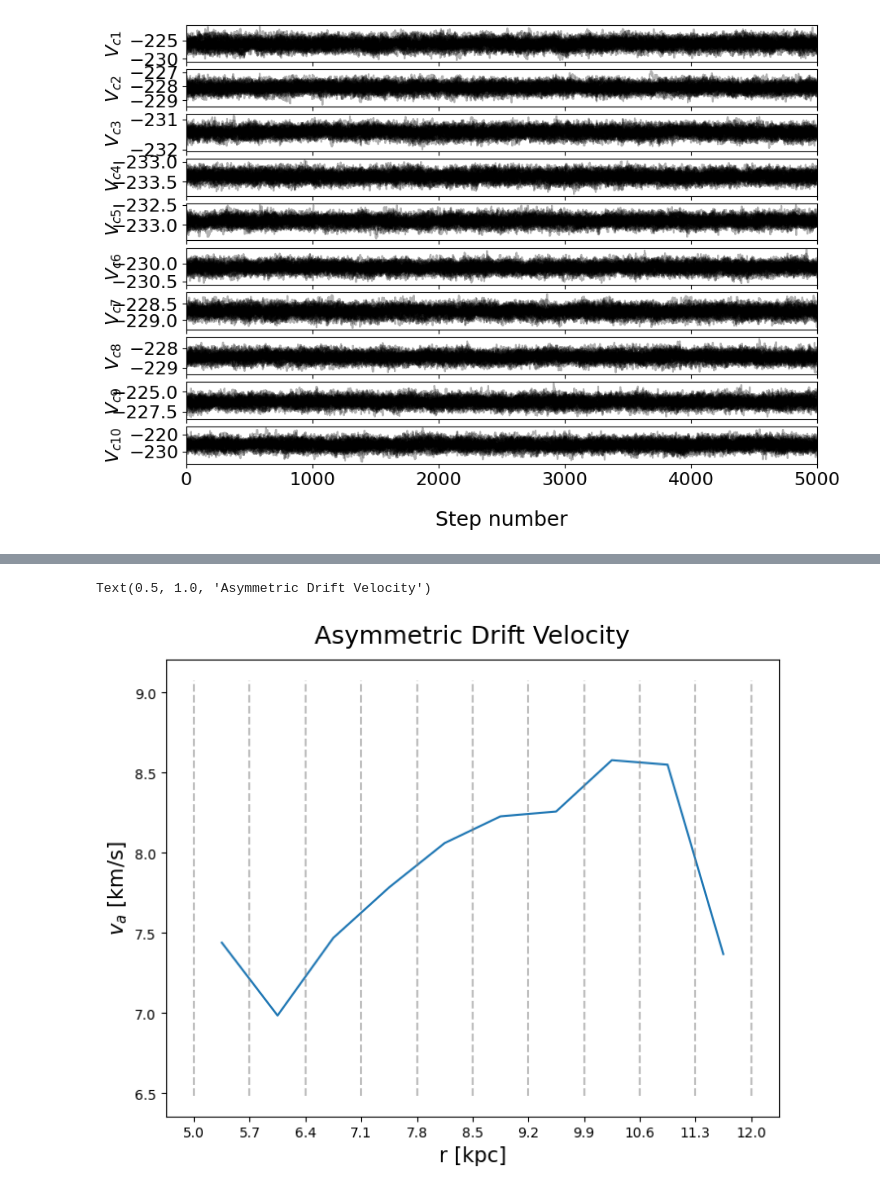
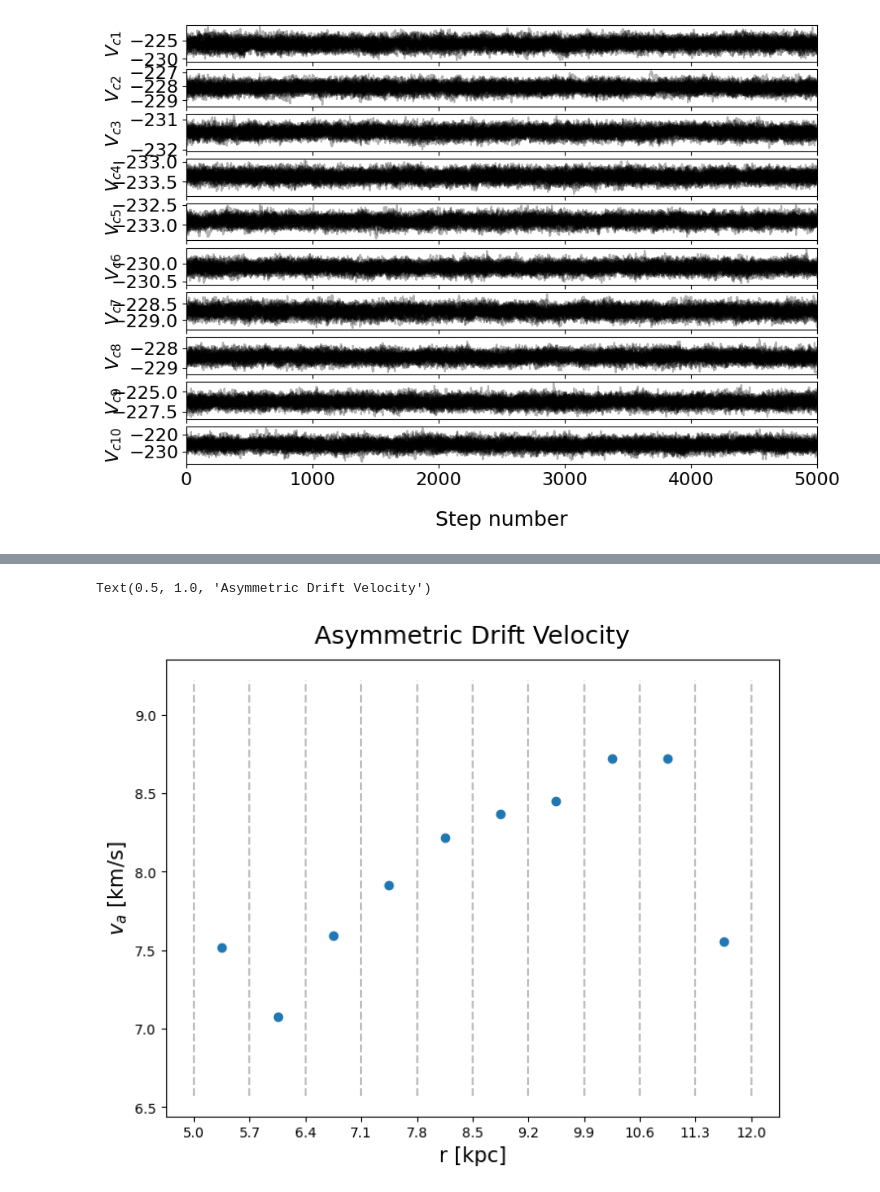
Before and after one commit to HEP-KBFI/gaia-tools, a Jupyter notebook: jupyter-notebook/h_fitting_and_asymmetric_drift.ipynb, the cells around one changed output, grey strips where cells are left out. Drawn from its saved outputs; the diff is of its cells as text; code cells hidden in the pictures.

```diff
--- a/jupyter-notebook/h_fitting_and_asymmetric_drift.ipynb
+++ b/jupyter-notebook/h_fitting_and_asymmetric_drift.ipynb
@@ -264,3 +309,5 @@ for i in range(ndim):
     v_mean, v_sub, v_sup = mcmc[1], q[0], q[1]
     bin_velocities.append((v_mean, v_sub, v_sup))
 velocity_array = np.array(bin_velocities)
+# %%
+galcen_data, min_r, max_r = import_baseline_sample()
@@ -267,31 +333,59 @@ velocity_array = np.array(bin_velocities)
+# %%
+bin_collection = data_analysis.get_collapsed_bins(data = galcen_data,
+                                                      theta = (0, 1),
+                                                      BL_r_min = 5000,
+                                                      BL_r_max = 12000,
+                                                      BL_z_min = -200,
+                                                      BL_z_max = 200,
+                                                      N_bins = (10, 1),
+                                                      r_drift = False,
+                                                      debug = False)
+# %%
+bins = bin_collection.bins
+weighted_mean_velocities = []
+
+for i, bin in enumerate(bins):
+
+    weights = 1/bins[i].data.sig_vphi
+    weighted_avg, weighted_var = bins[i].weighted_avg_and_std(bins[i].data.v_phi, weights)
+
+    mean = weighted_avg
+
+    weighted_mean_velocities.append(mean)
+
+weighted_mean_velocities = np.array(weighted_mean_velocities)
 # %%
 r, A = zip(*bin_setup['A_r_info'])
 
 fig, ax = plt.subplots(figsize=(8, 6))
 
 x = r
-y = -np.array(A)/velocity_array[:,0]
+y = -2*np.array(A)/(velocity_array[:,0][0:-2] + weighted_mean_velocities)
 
-ax.plot(x, y)
+ax.scatter(x, y)
+
+# plt.errorbar(x_values, -y_values,
+#                     yerr= y_error,
+#                     fmt='o', c=colors[i_path], label=labels[i_path])
 
 def numfmt(x, pos):
             s = '{:.1f}'.format(x / 1000.0)
             return s
 fmt = ticker.FuncFormatter(numfmt)
 ax.xaxis.set_major_formatter(fmt)
 
 bin_edges_r = bin_setup['bin_edges'][0][0]
 bin_edges_z = bin_setup['bin_edges'][1].T[0]
 
 ax.vlines(bin_edges_r, np.min(y) - 0.5, np.max(y) + 0.5, linestyles='dashed', alpha=0.5, colors='grey')
 ax.set_xticks(bin_edges_r)
 
 fontdict = {'fontsize' : 15}
 
 ax.set_xlabel('r [kpc]', fontdict= fontdict)
 ax.set_ylabel(r'$v_a$ [km/s]', fontdict= fontdict)
 
 plt.title('Asymmetric Drift Velocity', fontsize=18, pad=12)
 # %% [output]
 Text(0.5, 1.0, 'Asymmetric Drift Velocity')
-[figure, old version]
+[figure, new version]
```
Also changed, not shown: parts of 5 cells of this notebook, 4 other files.
